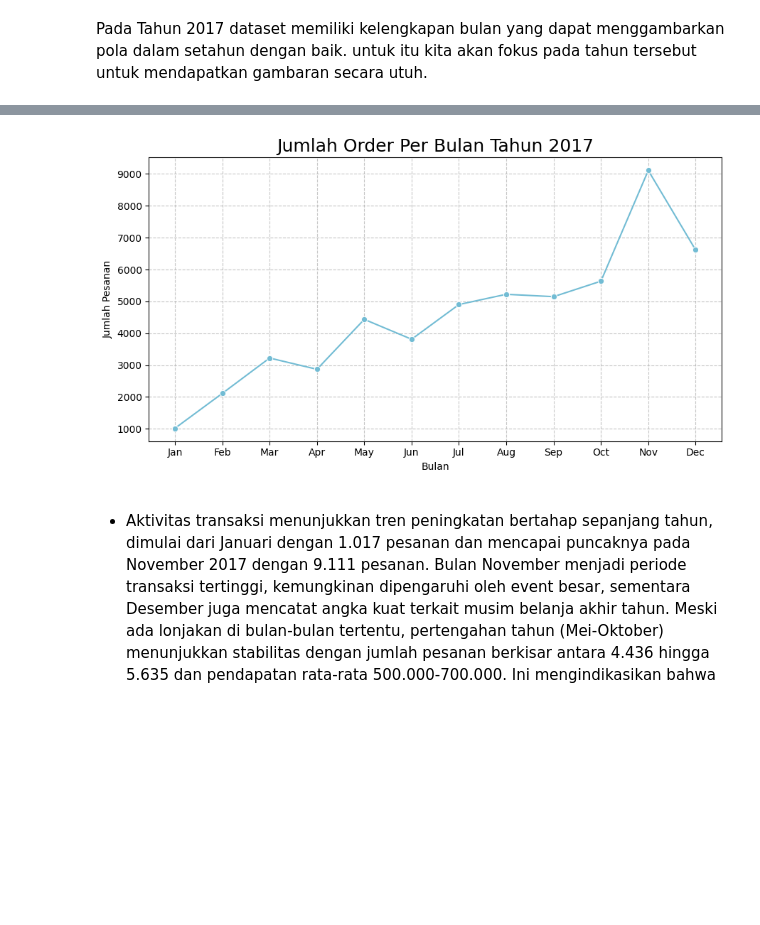
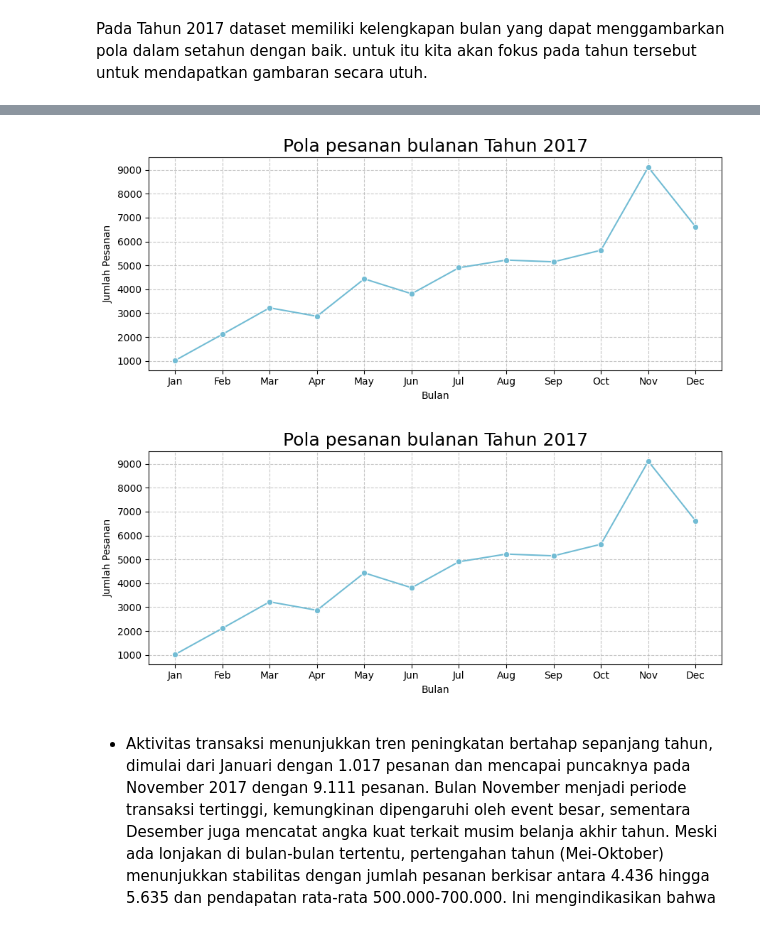
Before and after one commit to aesxiety/Proyek-Analisis-Data-Ecomerce-DBS, a Jupyter notebook: notebook.ipynb, the cells around one changed output, grey strips where cells are left out. Drawn from its saved outputs; the diff is of its cells as text; code cells hidden in the pictures; blank space fills up the shorter version.

```diff
--- a/notebook.ipynb
+++ b/notebook.ipynb
@@ -1220,18 +1200,33 @@ print(monthly_revenue_2017)
 # %%
-plt.figure(figsize=(9, 5))
+plt.figure(figsize=(9, 4))
 sns.lineplot(data=monthly_sales_2017, x='order_month', y='total_orders', marker='o', color='#72BCD4')
-plt.title('Jumlah Order Per Bulan Tahun 2017', fontsize=18)
+plt.title('Pola pesanan bulanan Tahun 2017', fontsize=18)
 plt.xlabel('Bulan')
 plt.ylabel('Jumlah Pesanan')
 plt.xticks(ticks=range(1, 13), labels=[
     'Jan', 'Feb', 'Mar', 'Apr', 'May', 'Jun',
     'Jul', 'Aug', 'Sep', 'Oct', 'Nov', 'Dec'
 ])
 plt.grid(True, linestyle='--', alpha=0.7)
 plt.tight_layout()
 plt.show()
+
+
+plt.figure(figsize=(9,4))
+sns.lineplot(data=monthly_revenue_2017, x='order_month', y='total_orders', marker='o', color='#72BCD4')
+plt.title('Pola pesanan bulanan Tahun 2017', fontsize=18)
+plt.xlabel('Bulan')
+plt.ylabel('Jumlah Pesanan')
+plt.xticks(ticks=range(1, 13), labels=[
+    'Jan', 'Feb', 'Mar', 'Apr', 'May', 'Jun',
+    'Jul', 'Aug', 'Sep', 'Oct', 'Nov', 'Dec'
+])
+plt.grid(True, linestyle='--', alpha=0.7)
+plt.tight_layout()
+plt.show()
 # %% [output]
-[figure, old version]
+[figure, new version]
+[figure, added]
 # %% [markdown]
 - Aktivitas transaksi menunjukkan tren peningkatan bertahap sepanjang tahun, dimulai dari Januari dengan 1.017 pesanan dan mencapai puncaknya pada November 2017 dengan 9.111 pesanan. Bulan November menjadi periode transaksi tertinggi, kemungkinan dipengaruhi oleh event besar, sementara Desember juga mencatat angka kuat terkait musim belanja akhir tahun. Meski ada lonjakan di bulan-bulan tertentu, pertengahan tahun (Mei-Oktober) menunjukkan stabilitas dengan jumlah pesanan berkisar antara 4.436 hingga 5.635 dan pendapatan rata-rata 500.000-700.000. Ini mengindikasikan bahwa aktivitas transaksi berlangsung secara konsisten sepanjang tahun, tidak hanya bergantung pada momen tertentu.
 
```
Also changed, not shown: parts of 24 cells of this notebook, 7 other files.
